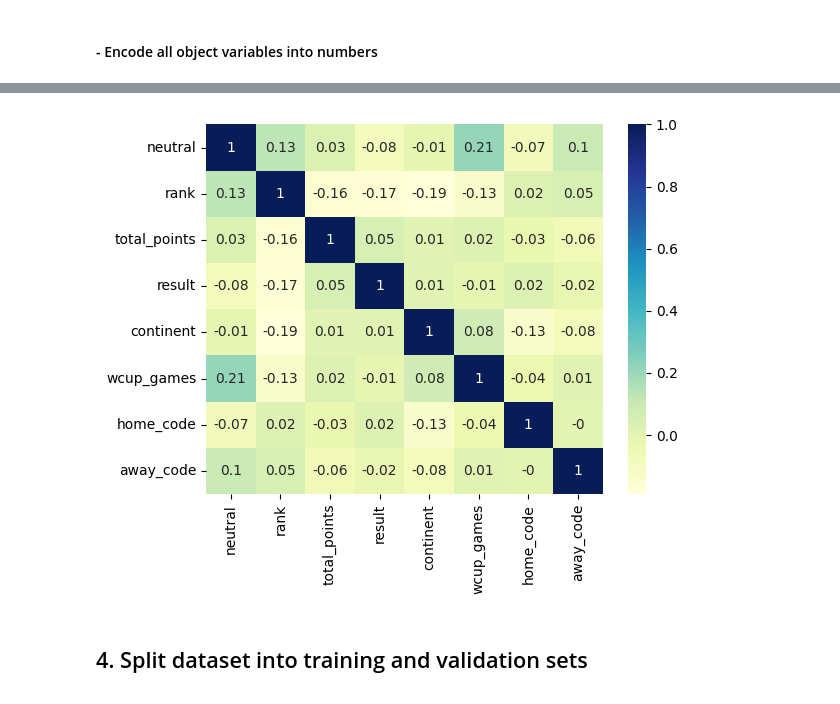
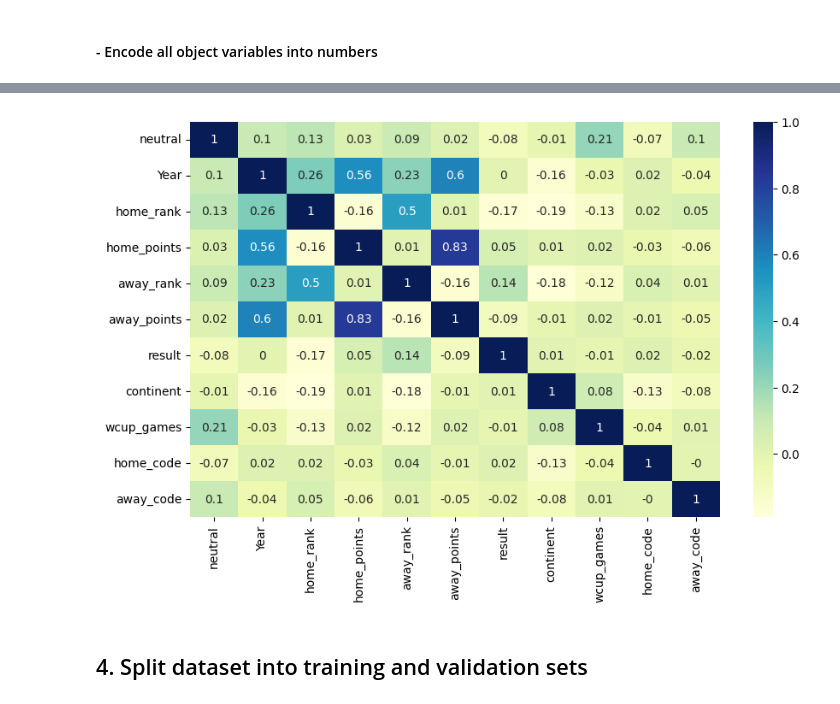
Before and after one commit to Dnbg1982/Practice-Projects, a Jupyter notebook: Notebooks/WorldCup.ipynb, the cells around one changed output, grey strips where cells are left out. Cells and saved outputs as stored; diff of their text form; code cells hidden in the pictures.

```diff
--- a/Notebooks/WorldCup.ipynb
+++ b/Notebooks/WorldCup.ipynb
@@ -151,3 +153,9 @@ results_rank.drop(columns=['city', 'Year','country_full', 'previous_points','ran
+# %%
+results_rank = pd.merge(results_rank, rank_avg_year, how='left', left_on=['away_team','Year'], right_on=['country_full','Year'])
+# %%
+results_rank.rename(columns={'rank':'away_rank','total_points':'away_points'}, inplace=True)
+# Drop columns that are not useful anymore
+results_rank.drop(columns=['country_full','previous_points','rank_change'], axis=1, inplace=True)
 # %%
 results_rank.sort_values(by=['home_team','date'], inplace=True)
 # %%
@@ -160,6 +168,6 @@ results_rank.fillna(method='bfill', inplace=True)
 results_rank.dropna(inplace=True)
 # %%
 results_rank.reset_index(drop=True, inplace=True)
-# %%
-results_rank[['rank','total_points']] = results_rank[['rank','total_points']].astype(int)
+# %%
+results_rank[['home_rank','home_points','away_rank','away_points']] = results_rank[['home_rank','home_points','away_rank','away_points']].astype(int)
 # %%
@@ -276,4 +263,5 @@ plt.show()
 # %%
+fig, ax = plt.subplots(figsize=(10,6))
 sns.heatmap(round(all_games_code.corr(),2), cmap="YlGnBu", annot=True);
 # %% [output]
-[figure, old version]
+[figure, new version]
```
Also changed, not shown: parts of 40 cells of this notebook.
